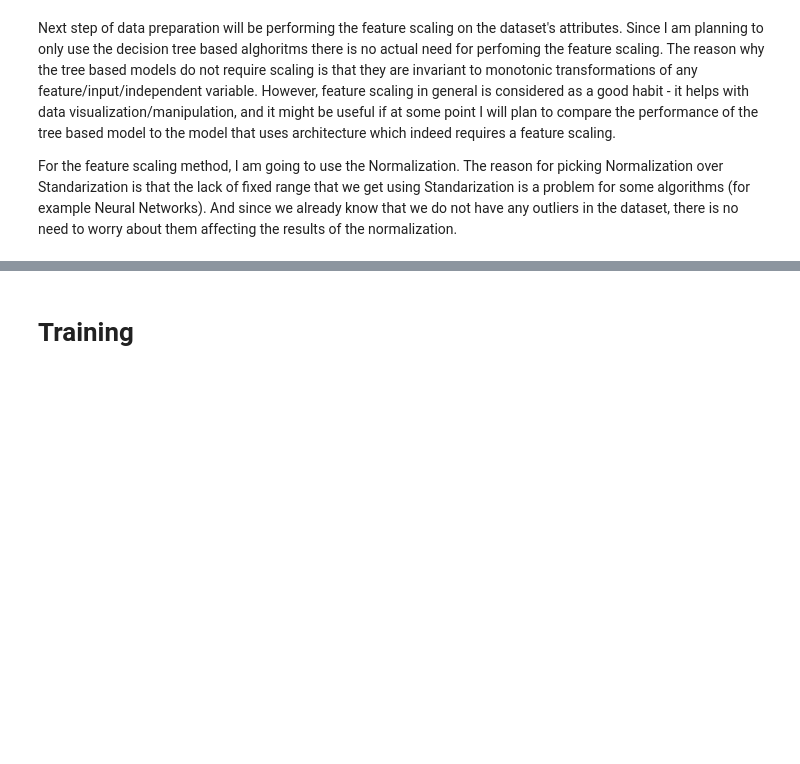
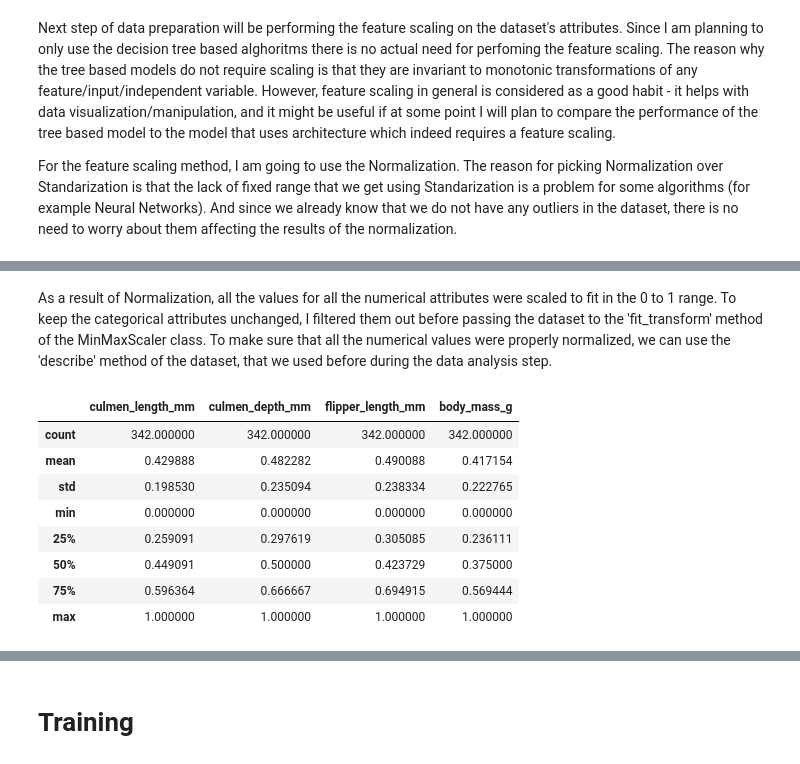
Before and after one commit to 6rishka/Palmer-Penguin, a Jupyter notebook: Palmer Penguin Classification.ipynb, the cells around one changed output, grey strips where cells are left out. Drawn from its saved outputs; the diff is of its cells as text; code cells hidden in the pictures; blank space fills up the shorter version.

```diff
--- a/Palmer Penguin Classification.ipynb
+++ b/Palmer Penguin Classification.ipynb
@@ -289,0 +289,14 @@ dataset
+# %% [markdown]
+As a result of Normalization, all the values for all the numerical attributes were scaled to fit in the 0 to 1 range. To keep the categorical attributes unchanged, I filtered them out before passing the dataset to the 'fit_transform' method of the MinMaxScaler class. To make sure that all the numerical values were properly normalized, we can use the 'describe' method of the dataset, that we used before during the data analysis step.
+# %%
+dataset.describe()
+# %% [output]
+|  | culmen_length_mm | culmen_depth_mm | flipper_length_mm | body_mass_g |
+| count | 342.000000 | 342.000000 | 342.000000 | 342.000000 |
+| mean | 0.429888 | 0.482282 | 0.490088 | 0.417154 |
+| std | 0.198530 | 0.235094 | 0.238334 | 0.222765 |
+| min | 0.000000 | 0.000000 | 0.000000 | 0.000000 |
+| 25% | 0.259091 | 0.297619 | 0.305085 | 0.236111 |
+| 50% | 0.449091 | 0.500000 | 0.423729 | 0.375000 |
+| 75% | 0.596364 | 0.666667 | 0.694915 | 0.569444 |
+| max | 1.000000 | 1.000000 | 1.000000 | 1.000000 |
```
Also changed, not shown: parts of 12 cells of this notebook.
